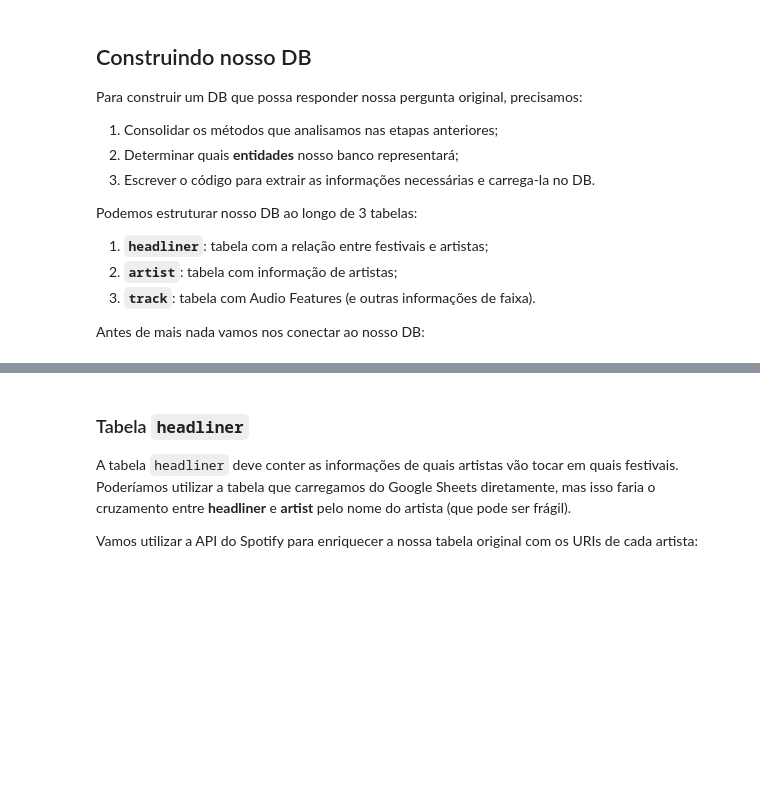
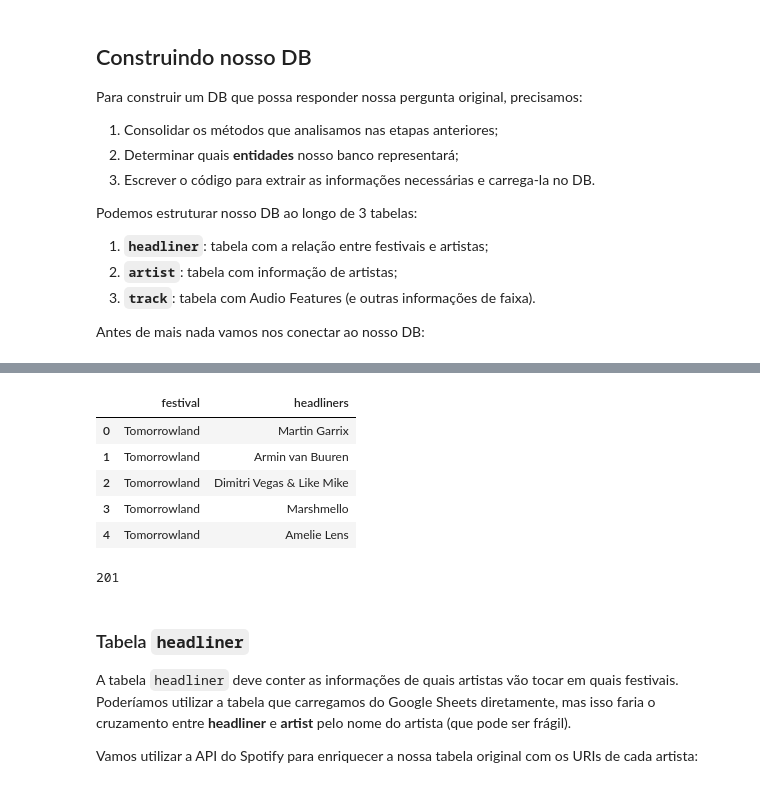
Before and after one commit to sadguilherme/99_PT_JAN2023, a Jupyter notebook: aulas/20230316 API Wrappers.ipynb, the cells around one changed output, grey strips where cells are left out. Saved outputs shown, nothing was run; the diff lists cells and outputs as text; code cells hidden in the pictures; blank space fills up the shorter version.

```diff
--- a/aulas/20230316 API Wrappers.ipynb
+++ b/aulas/20230316 API Wrappers.ipynb
@@ -229,3 +477,16 @@ tb_festivals.to_sql('fiifoofuu', engine, index = False, if_exists = 'replace')
+# %%
+tb_festivals.head()
+# %% [output]
+|  | festival | headliners |
+| 0 | Tomorrowland | Martin Garrix |
+| 1 | Tomorrowland | Armin van Buuren |
+| 2 | Tomorrowland | Dimitri Vegas & Like Mike |
+| 3 | Tomorrowland | Marshmello |
+| 4 | Tomorrowland | Amelie Lens |
+# %%
+tb_festivals.to_sql('fiifoofuu', engine, index = False, if_exists = 'replace')
+# %% [output]
+201
 # %% [markdown]
 ### Tabela `headliner`
 
```
Also changed, not shown: parts of 57 cells of this notebook, 3 other files.
